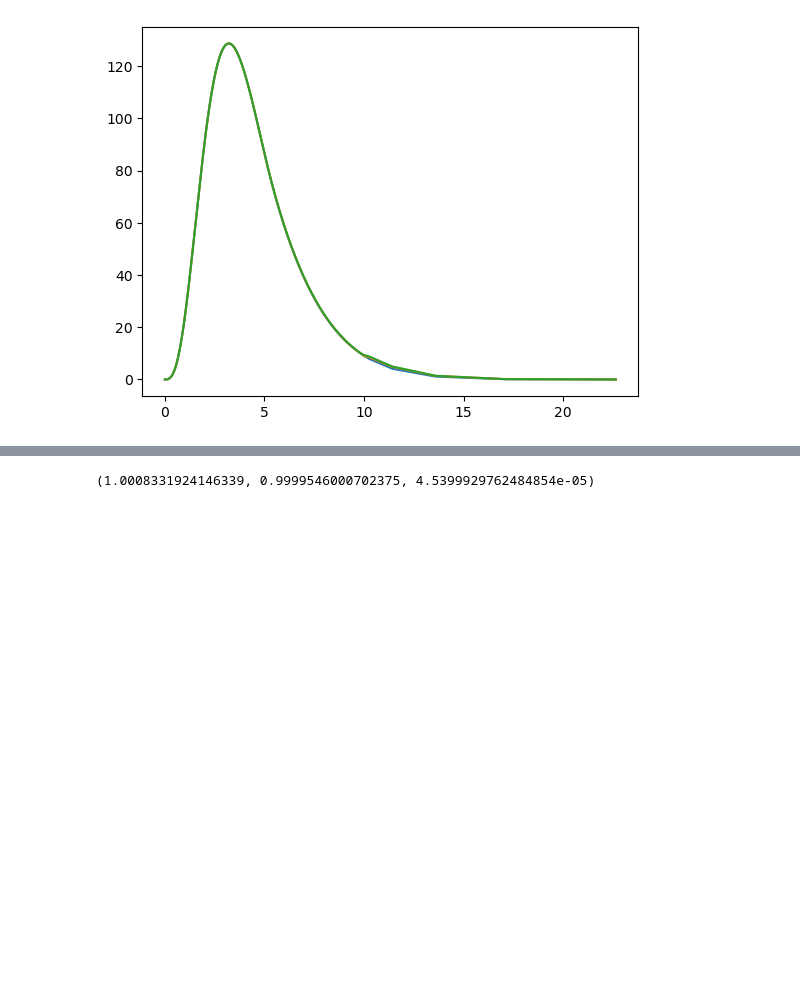
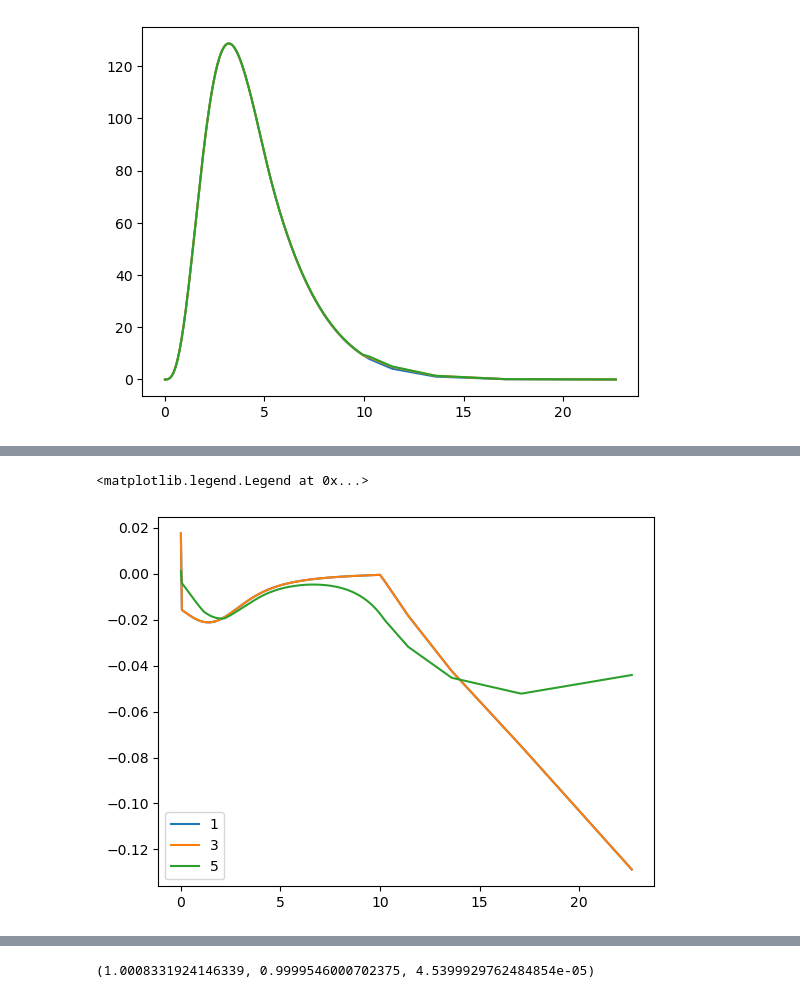
Before and after one commit to nuLABatUSD/QKE_test, a Jupyter notebook: integrator.ipynb, the cells around one changed output, grey strips where cells are left out. Drawn from its saved outputs; the diff is of its cells as text; code cells hidden in the pictures; blank space fills up the shorter version.

```diff
--- a/integrator.ipynb
+++ b/integrator.ipynb
@@ -209,0 +246,8 @@ np.sum(f * e.w)
+# %%
+total = [1, 3, 5]
+for i in total:
+    plt.plot(rho_og.e.eps, 1-C_integral[i,:]/C_integral[-1,:], label=i)
+plt.legend(loc='lower left')
+# %% [output]
+<matplotlib.legend.Legend at 0x...>
+[figure, added]
```
Also changed, not shown: parts of 11 cells of this notebook.
